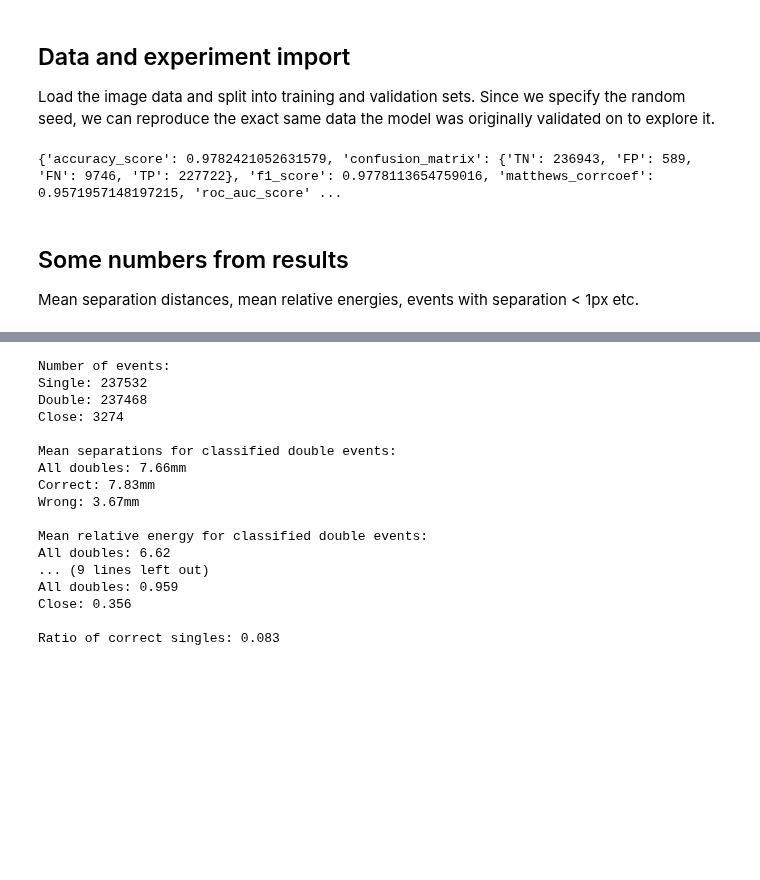
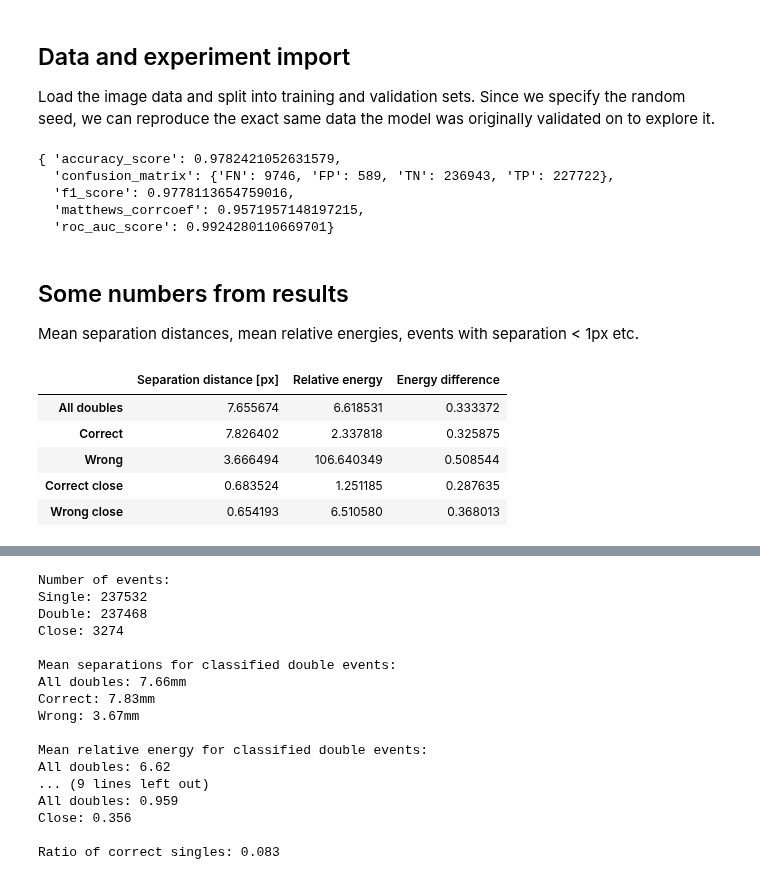
Before and after one commit to geirtul/master_analysis, a Jupyter notebook: notebooks/classification/results_classification_simulated_data.ipynb, the cells around one changed output, grey strips where cells are left out. Saved outputs shown, nothing was run; the diff lists cells and outputs as text; code cells hidden in the pictures; blank space fills up the shorter version.

```diff
--- a/notebooks/classification/results_classification_simulated_data.ipynb
+++ b/notebooks/classification/results_classification_simulated_data.ipynb
@@ -47,9 +50,23 @@ sep_dist = separation_distance(positions[val_idx])
 energy_diff = energy_difference(energies[val_idx])
 rel_energy = relative_energy(energies[val_idx], scale=False)
 # %%
-print(experiment['metrics'])
+pp.pprint(experiment['metrics'])
 # %% [output]
-{'accuracy_score': 0.9782421052631579, 'confusion_matrix': {'TN': 236943, 'FP': 589, 'FN': 9746, 'TP': 227722}, 'f1_score': 0.9778113654759016, 'matthews_corrcoef': 0.9571957148197215, 'roc_auc_score' ...
+{ 'accuracy_score': 0.9782421052631579,
+  'confusion_matrix': {'FN': 9746, 'FP': 589, 'TN': 236943, 'TP': 227722},
+  'f1_score': 0.9778113654759016,
+  'matthews_corrcoef': 0.9571957148197215,
+  'roc_auc_score': 0.9924280110669701}
 # %% [markdown]
 ## Some numbers from results
 Mean separation distances, mean relative energies, events with separation < 1px etc.
+# %%
+means = mean_values_doubles(val_idx, positions, energies, val_pred)
+display(means)
+# %% [output]
+|  | Separation distance [px] | Relative energy | Energy difference |
+| All doubles | 7.655674 | 6.618531 | 0.333372 |
+| Correct | 7.826402 | 2.337818 | 0.325875 |
+| Wrong | 3.666494 | 106.640349 | 0.508544 |
+| Correct close | 0.683524 | 1.251185 | 0.287635 |
+| Wrong close | 0.654193 | 6.510580 | 0.368013 |
```
Also changed, not shown: parts of 4 cells of this notebook.
